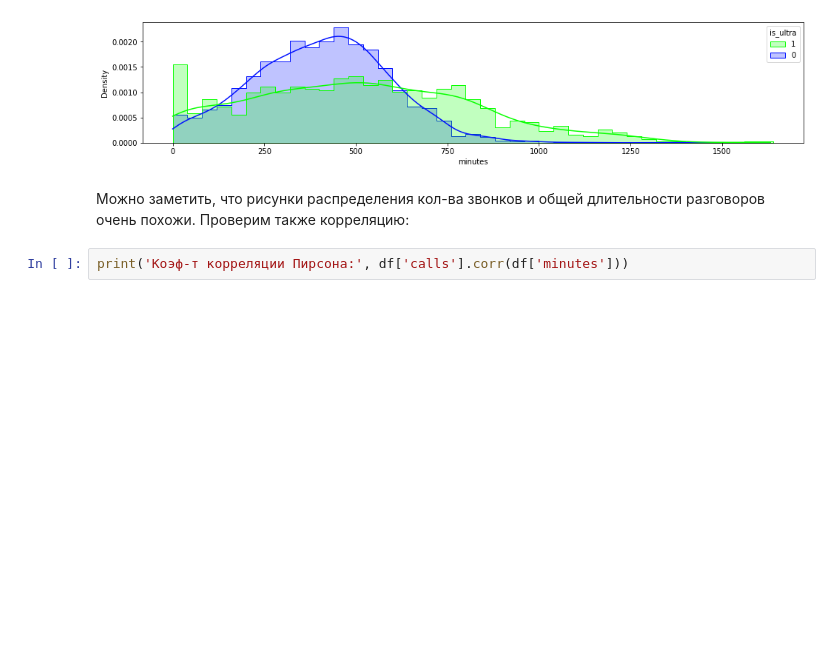
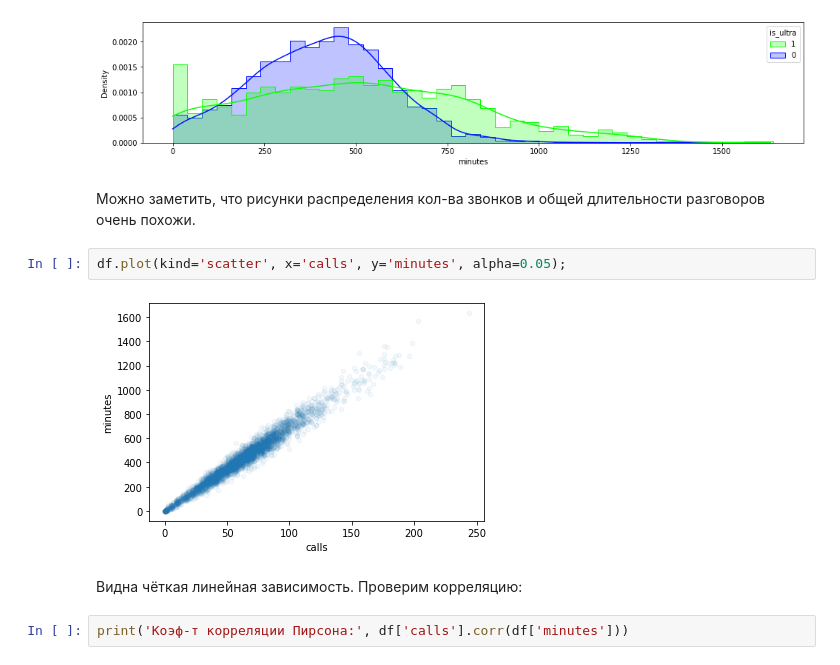
Before and after one commit to calmalarm/Yandex.Praktikum_DS, a Jupyter notebook: khayrullova_julia_ds36.2_project_ml_6.1.ipynb, the cells around one changed output. Saved outputs shown, nothing was run; the diff lists cells and outputs as text; blank space fills up the shorter version.

```diff
--- a/khayrullova_julia_ds36.2_project_ml_6.1.ipynb
+++ b/khayrullova_julia_ds36.2_project_ml_6.1.ipynb
@@ -87,8 +87,14 @@ sns.histplot(df, x='minutes', hue='is_ultra', hue_order=[1,0]
 plt.show();
 # %% [output]
 [figure]
+# %% [markdown]
+Можно заметить, что рисунки распределения кол-ва звонков и общей длительности разговоров очень похожи.
+# %%
+df.plot(kind='scatter', x='calls', y='minutes', alpha=0.05);
+# %% [output]
+[figure, added]
 # %% [markdown]
-Можно заметить, что рисунки распределения кол-ва звонков и общей длительности разговоров очень похожи. Проверим также корреляцию:
+Видна чёткая линейная зависимость. Проверим корреляцию:
 # %%
 print('Коэф-т корреляции Пирсона:', df['calls'].corr(df['minutes']))
 # %% [output]
```
